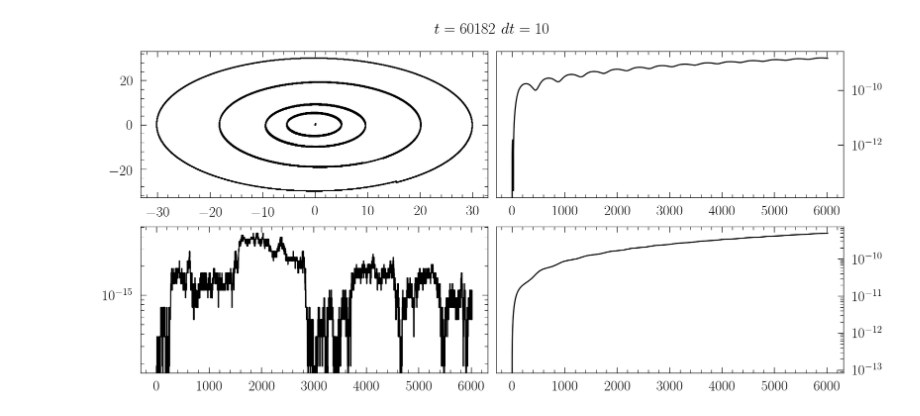
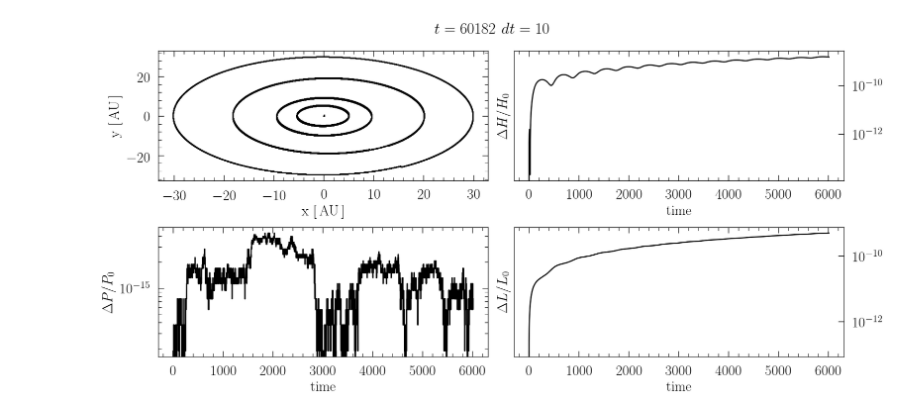
Before and after one commit to nkerrison/N-body, a Jupyter notebook: integrator.ipynb, the cells around one changed output. Saved outputs shown, nothing was run; the diff lists cells and outputs as text; code cells hidden in the pictures.

Commit message:
Updated to include axes labels

```diff
--- a/integrator.ipynb
+++ b/integrator.ipynb
@@ -63,6 +63,9 @@ def integrator(method, system, h, maxTime):
         vel0 = np.array([[0.0, 0.05, 0.0],  [0.0, -0.5, 0.0]])
         mass = np.array([[10], [1]])
 
+        sys_xlabel = r'$\mathrm{x}$'
+        sys_ylabel = r'$\mathrm{y}$'
+
     # -------------------------
 
     elif system == 'random':
@@ -73,6 +76,9 @@ def integrator(method, system, h, maxTime):
         vel0 = np.random.random((N,3))
         mass = np.random.random((N,1))*20
 
+        sys_xlabel = r'$\mathrm{x}$'
+        sys_ylabel = r'$\mathrm{y}$'
+
     # -------------------------
 
     elif system == 'capture':
@@ -81,6 +87,9 @@ def integrator(method, system, h, maxTime):
         pos0 = np.array([[0.0, 0.0, 0.0], [20.0, 0.0, 0.0], [21.0, 0.0, 0.0]])
         vel0 = np.array([[0.0, 0.0, 0.0],  [0.0, 5.0, 0.0], [ 0.0, 1.0, 0.0]])
         mass = np.array([         [1000],             [25],              [1]])
+
+        sys_xlabel = r'$\mathrm{x}$'
+        sys_ylabel = r'$\mathrm{y}$'
 
     # -------------------------
 
@@ -107,8 +116,8 @@ def integrator(method, system, h, maxTime):
                 4.36624404335156298E-05,
                 5.15138902046611451E-05]).T
 
-        #xlabel = r'$\mathrm{x}\,\,[\,\mathrm{AU}\,]$'
-        #ylabel = r'$\mathrm{y}\,\,[\,\mathrm{AU}\,]$'
+        sys_xlabel = r'$\mathrm{x}\,\,[\,\mathrm{AU}\,]$'
+        sys_ylabel = r'$\mathrm{y}\,\,[\,\mathrm{AU}\,]$'
 
     # -------------------------
 
@@ -125,6 +134,8 @@ def integrator(method, system, h, maxTime):
         vel0 = np.array([vel0])
         mass = np.array([mass]).T
 
+        sys_xlabel = r'$\mathrm{x}\,\,[\,\mathrm{AU}\,]$'
+        sys_ylabel = r'$\mathrm{y}\,\,[\,\mathrm{AU}\,]$'
 
     # -------------------------
 
@@ -455,34 +466,36 @@ def integrator(method, system, h, maxTime):
     axes[0,1].plot(abs((H-H[0])/H[0]), c='k')
     axes[1,0].plot(abs((P-P[0])/P[0]), c='k')
     axes[1,1].plot(abs((L-L[0])/L[0]), c='k')
 
     axes[0,1].set_yscale('log')
     axes[1,0].set_yscale('log')
     axes[1,1].set_yscale('log')
 
     axes[0,1].yaxis.tick_right()
     axes[1,1].yaxis.tick_right()
     axes[0,0].yaxis.set_minor_locator(AutoMinorLocator(5))
 
-    xlabels = [ 'x',            'time',            'time',            'time']
-    ylabels = [ 'y', r'$\Delta H/H_0$', r'$\Delta P/P_0$', r'$\Delta L/L_0$']
+    xlabels = [ sys_xlabel,            'time',            'time',            'time']
+    ylabels = [ sys_ylabel, r'$\Delta H/H_0$', r'$\Delta P/P_0$', r'$\Delta L/L_0$']
 
     for ax, xlabel, ylabel in zip(axes.flatten(), xlabels, ylabels):
-        ax.yaxis.set_label_position("left")
+        ax.set_xlabel(xlabel)
+        ax.set_ylabel(ylabel)
+        #ax.yaxis.set_label_position("left")
         ax.xaxis.set_minor_locator(AutoMinorLocator(5))
         ax.tick_params(right='true', top='true', which='both')
 
     fig.tight_layout(rect=[0, 0.03, 1, 0.93])
 
 # =================================================================================
 # -------------------------------------------------------- CALLING THE FUNCTION ---
 # =================================================================================
 
 """
 SOLAR SYSTEM: h = 10; maxTime = 60182 (1 Neptunian year ~ 60,182 Earth days)
 RANDOM, TEST: h = 0.001; maxTime = 1000
 """
 
 integrator(method='RK4', system='solar system', h=10, maxTime=60182)
 # %% [output]
-[figure, old version]
+[figure, new version]
```
